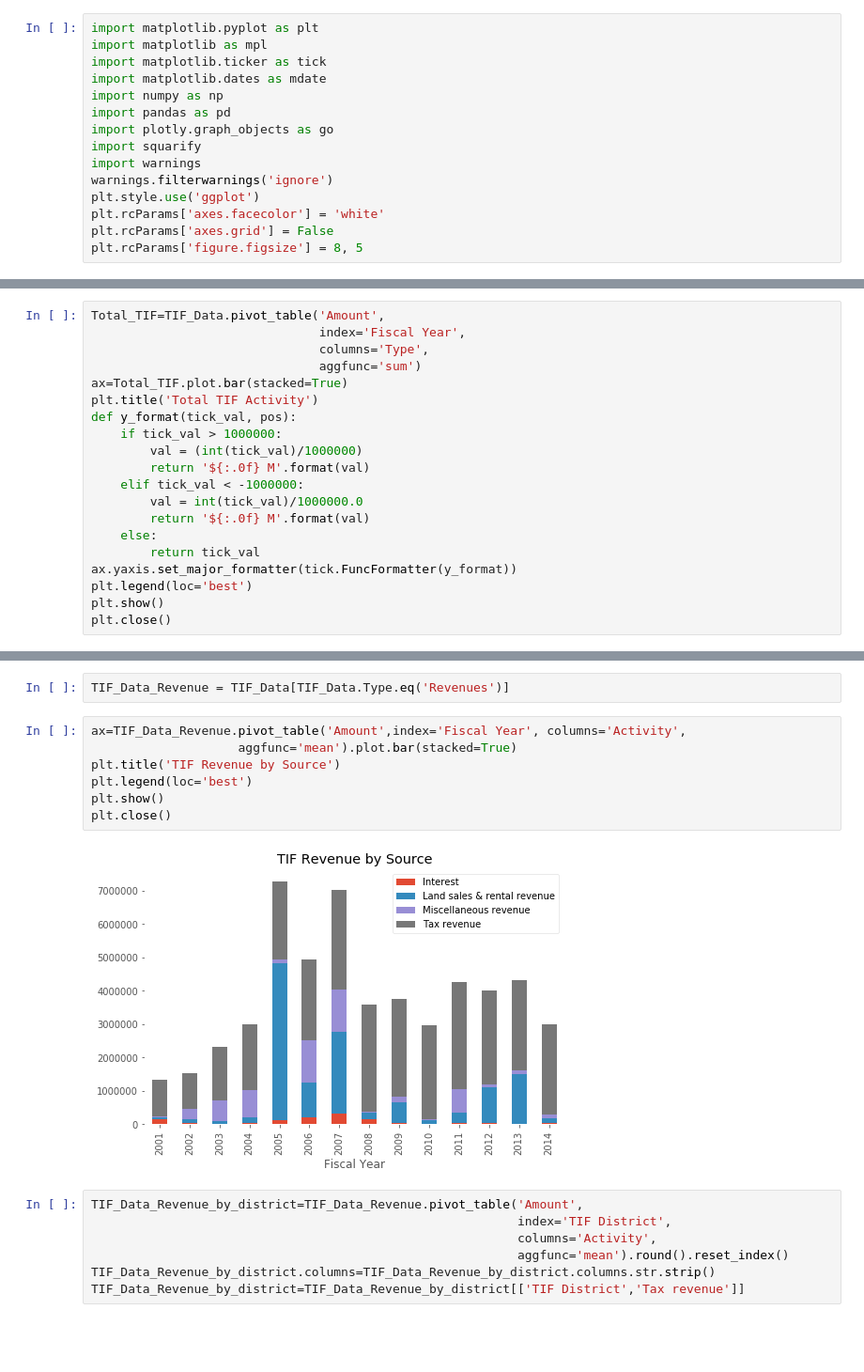
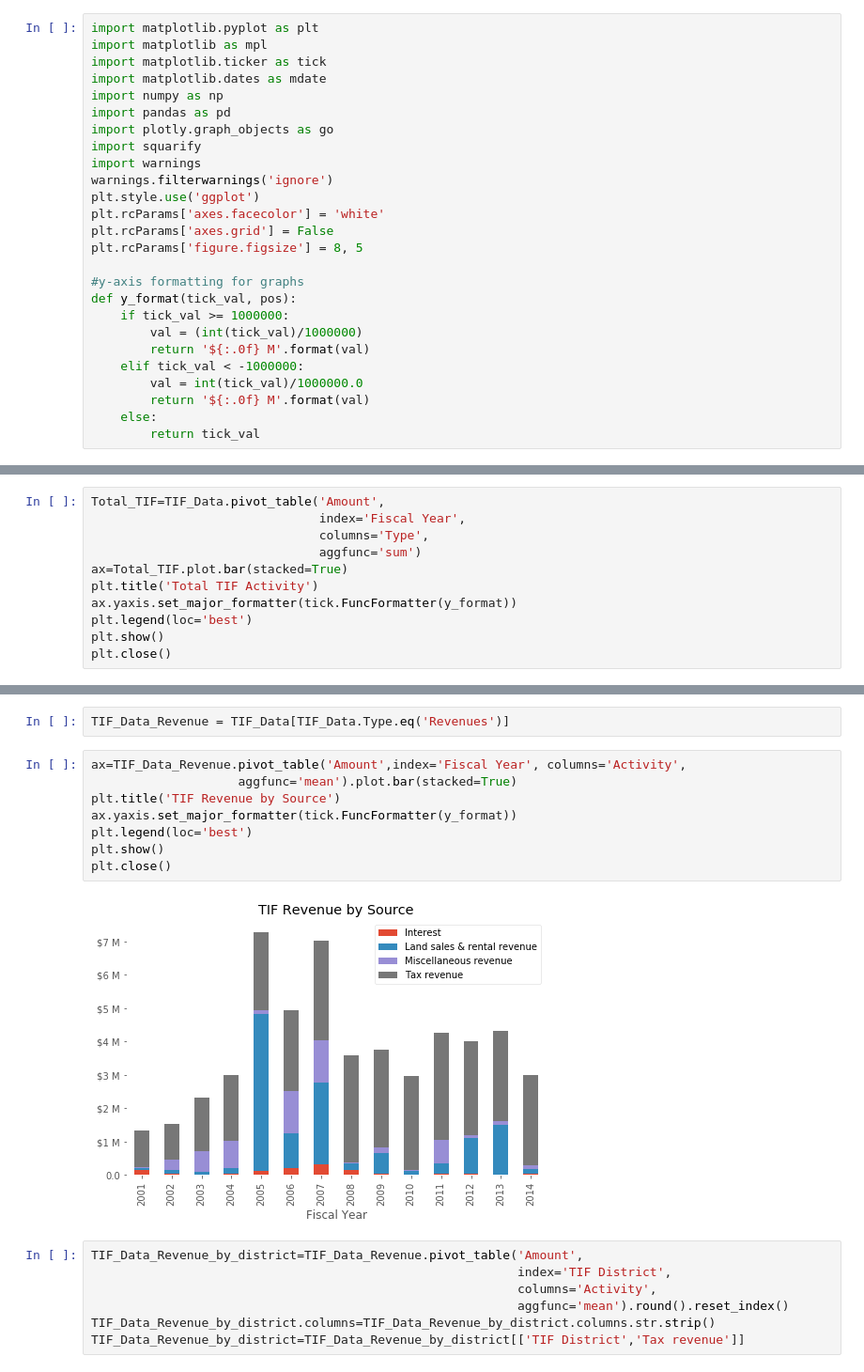
Before and after one commit to maryiamsaif/Chicago-TIF-Analysis, a Jupyter notebook: Chicago TIF Analysis.ipynb, the cells around one changed output, grey strips where cells are left out. Shown: that part at 94% size. Cells and saved outputs as stored; diff of their text form; blank space fills up the shorter version.

```diff
--- a/Chicago TIF Analysis.ipynb
+++ b/Chicago TIF Analysis.ipynb
@@ -25,6 +25,17 @@ plt.style.use('ggplot')
 plt.rcParams['axes.facecolor'] = 'white'
 plt.rcParams['axes.grid'] = False
 plt.rcParams['figure.figsize'] = 8, 5
+
+#y-axis formatting for graphs
+def y_format(tick_val, pos):
+    if tick_val >= 1000000:
+        val = (int(tick_val)/1000000)
+        return '${:.0f} M'.format(val)
+    elif tick_val < -1000000:
+        val = int(tick_val)/1000000.0
+        return '${:.0f} M'.format(val)
+    else:
+        return tick_val
 # %%
 TIF_Data = pd.read_csv(r'C:\Users\maryi\Desktop\Data Skills\TIF_Funding_Sources_and_Uses_by_TIF__Fiscal_Year__and_Type_-_1998-2014.csv')
 # %% [markdown]
@@ -81,15 +92,6 @@ Total_TIF=TIF_Data.pivot_table('Amount',
                                aggfunc='sum')
 ax=Total_TIF.plot.bar(stacked=True)
 plt.title('Total TIF Activity')
-def y_format(tick_val, pos):
-    if tick_val > 1000000:
-        val = (int(tick_val)/1000000)
-        return '${:.0f} M'.format(val)
-    elif tick_val < -1000000:
-        val = int(tick_val)/1000000.0
-        return '${:.0f} M'.format(val)
-    else:
-        return tick_val
 ax.yaxis.set_major_formatter(tick.FuncFormatter(y_format))
 plt.legend(loc='best')
 plt.show()
@@ -145,12 +147,13 @@ TIF_Data_Revenue = TIF_Data[TIF_Data.Type.eq('Revenues')]
 # %%
 ax=TIF_Data_Revenue.pivot_table('Amount',index='Fiscal Year', columns='Activity',
                     aggfunc='mean').plot.bar(stacked=True)
 plt.title('TIF Revenue by Source')
+ax.yaxis.set_major_formatter(tick.FuncFormatter(y_format))
 plt.legend(loc='best')
 plt.show()
 plt.close()
 # %% [output]
-[figure, old version]
+[figure, new version]
 # %%
 TIF_Data_Revenue_by_district=TIF_Data_Revenue.pivot_table('Amount',
                                                           index='TIF District',
```
